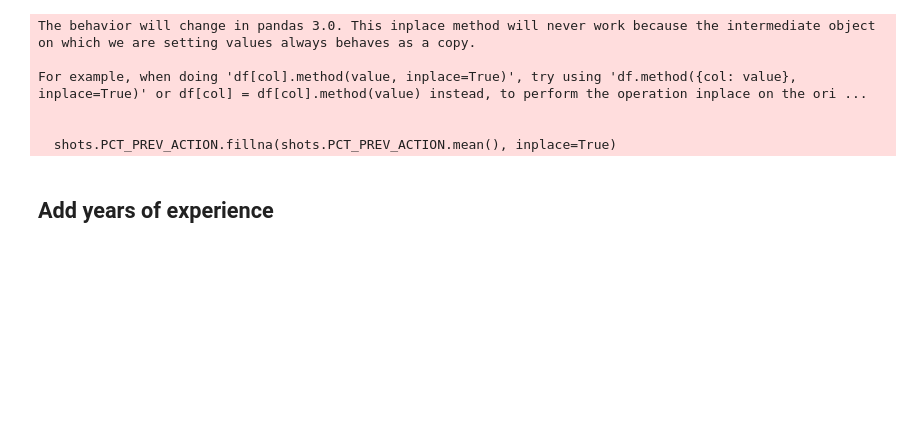
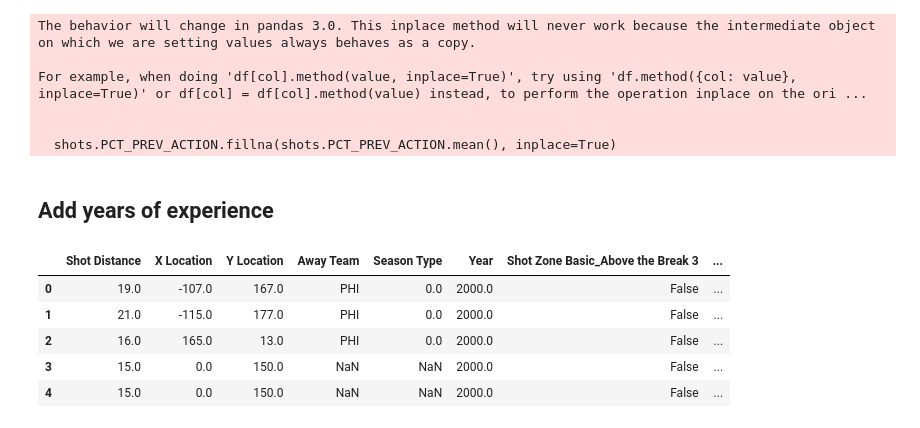
Before and after one commit to DataScientest-Studio/fev24_cds_nba1, a Jupyter notebook: notebooks/3.0-merge_datasets.ipynb, the cells around one changed output. Saved outputs shown, nothing was run; the diff lists cells and outputs as text; code cells hidden in the pictures; blank space fills up the shorter version.

```diff
--- a/notebooks/3.0-merge_datasets.ipynb
+++ b/notebooks/3.0-merge_datasets.ipynb
@@ -328,0 +633,25 @@ shots.to_csv('../data/processed/all_shots-v6.csv')
+# %%
+
+
+# Clean all datasets from 2000 to 2019
+# files = ['2000-01_pbp.csv','2001-02_pbp.csv','2002-03_pbp.csv','2003-04_pbp.csv','2004-05_pbp.csv',
+#         '2005-06_pbp.csv','2006-07_pbp.csv','2007-08_pbp.csv','2008-09_pbp.csv','2009-10_pbp.csv',
+#         '2010-11_pbp.csv','2011-12_pbp.csv','2012-13_pbp.csv','2013-14_pbp.csv','2014-15_pbp.csv',
+#         '2015-16_pbp.csv','2016-17_pbp.csv','2017-18_pbp.csv','2018-19_pbp.csv', 'missing_pbp_2019-2020.csv',
+#         'missing_pbp.csv']
+
+files = ['2000-01_pbp.csv']
+all_data = []
+
+for file in files:
+    data = pd.read_csv("../data/raw/" + file, index_col=0)
+    all_data.append(clean_data(data))
+
+
+# Concat all play by play data
+all_plays = pd.concat(all_data)
+
+if 'VIDEO_AVAILABLE_FLAG' in all_plays.columns:
+    all_plays.drop('VIDEO_AVAILABLE_FLAG', axis=1, inplace=True)
+
+all_plays.reset_index(inplace=True)
@@ -328,0 +709,9 @@ shots.to_csv('../data/processed/all_shots-v6.csv')
+# %%
+data.head()
+# %% [output]
+|  | Shot Distance | X Location | Y Location | Away Team | Season Type | Year | Shot Zone Basic_Above the Break 3 | ... |
+| 0 | 19.0 | -107.0 | 167.0 | PHI | 0.0 | 2000.0 | False | ... |
+| 1 | 21.0 | -115.0 | 177.0 | PHI | 0.0 | 2000.0 | False | ... |
+| 2 | 16.0 | 165.0 | 13.0 | PHI | 0.0 | 2000.0 | False | ... |
+| 3 | 15.0 | 0.0 | 150.0 | NaN | NaN | 2000.0 | False | ... |
+| 4 | 15.0 | 0.0 | 150.0 | NaN | NaN | 2000.0 | False | ... |
```
Also changed, not shown: parts of 6 cells of this notebook, 19 other files.
